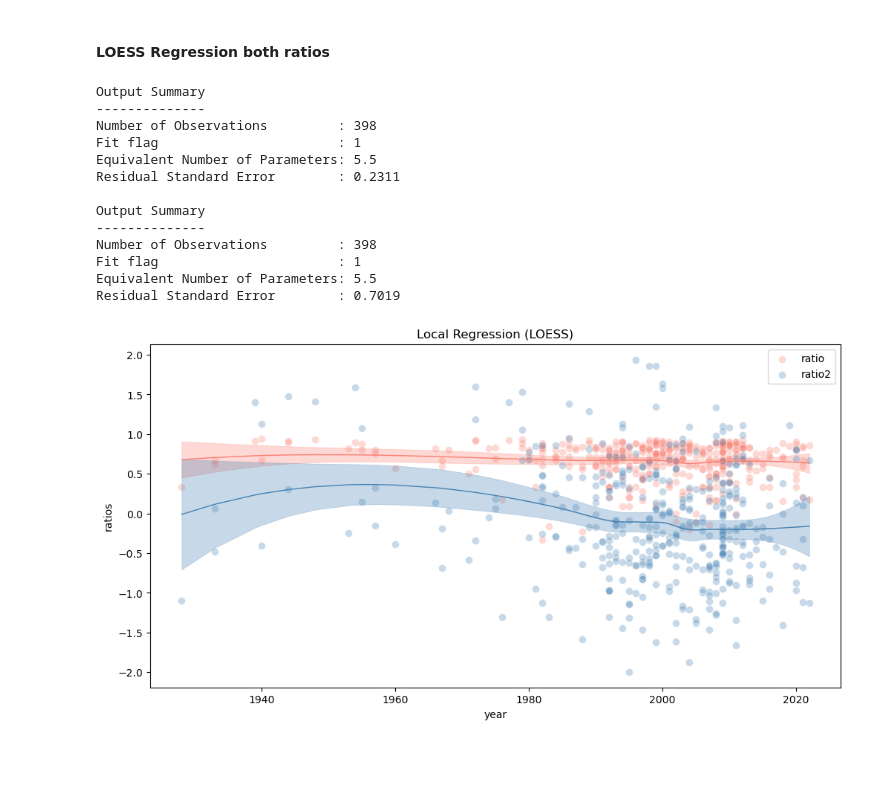
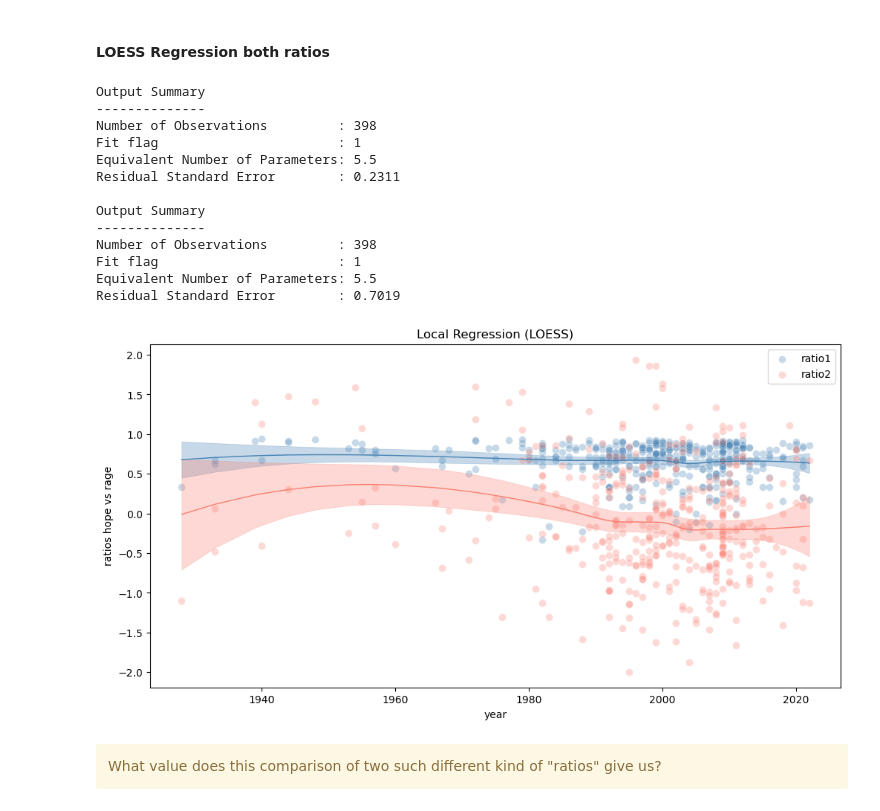
Before and after one commit to dominikpegler/computational-social-sciences, a Jupyter notebook: assignments/Assignment 3 - Diachronic analysis of movie dialogues.ipynb, the cells around one changed output. Cells and saved outputs as stored; diff of their text form; code cells hidden in the pictures; blank space fills up the shorter version.

```diff
--- a/assignments/Assignment 3 - Diachronic analysis of movie dialogues.ipynb
+++ b/assignments/Assignment 3 - Diachronic analysis of movie dialogues.ipynb
@@ -989,34 +992,36 @@ def loess_plot(df, x_var, y_var, ax, color, label):
     ax.set_title("Local Regression (LOESS)")
     ax.set_ylabel(y_var)
     plt.legend()
 
     return loess_model.output_summary()
 
 
 summary1 = loess_plot(
-    df_clean, "year", "ratio_hope_rage_out", ax, color="salmon", label="ratio"
+    df_clean, "year", "ratio_hope_rage_out", ax, color="steelblue", label="ratio1"
 )
 summary2 = loess_plot(
-    df_clean, "year", "ratio_hope_rage2_out", ax, color="steelblue", label="ratio2"
+    df_clean, "year", "ratio_hope_rage2_out", ax, color="salmon", label="ratio2"
 )
 
 print(summary1, "\n")
 print(summary2)
 
-plt.ylabel("ratios")
+plt.ylabel("ratios hope vs rage")
 plt.savefig("fig_ratio_loess.png", dpi=300)
 # %% [output]
 Output Summary
 --------------
 Number of Observations         : 398
 Fit flag                       : 1
 Equivalent Number of Parameters: 5.5
 Residual Standard Error        : 0.2311
 
 Output Summary
 --------------
 Number of Observations         : 398
 Fit flag                       : 1
 Equivalent Number of Parameters: 5.5
 Residual Standard Error        : 0.7019
-[figure, old version]
+[figure, new version]
+# %% [markdown]
+<div class="alert alert-warning">What value does this comparison of two such different kind of "ratios" give us?</div>
```
Also changed, not shown: parts of 6 cells of this notebook.
